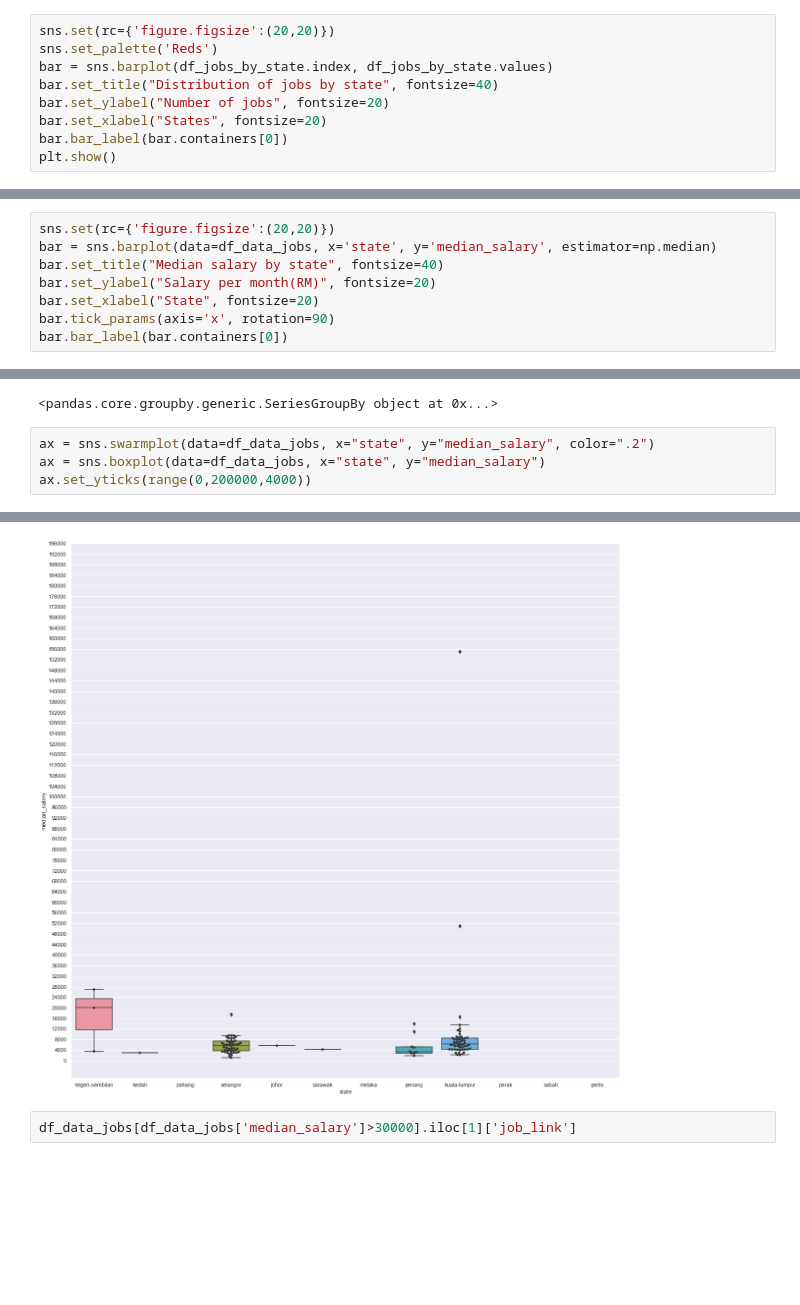
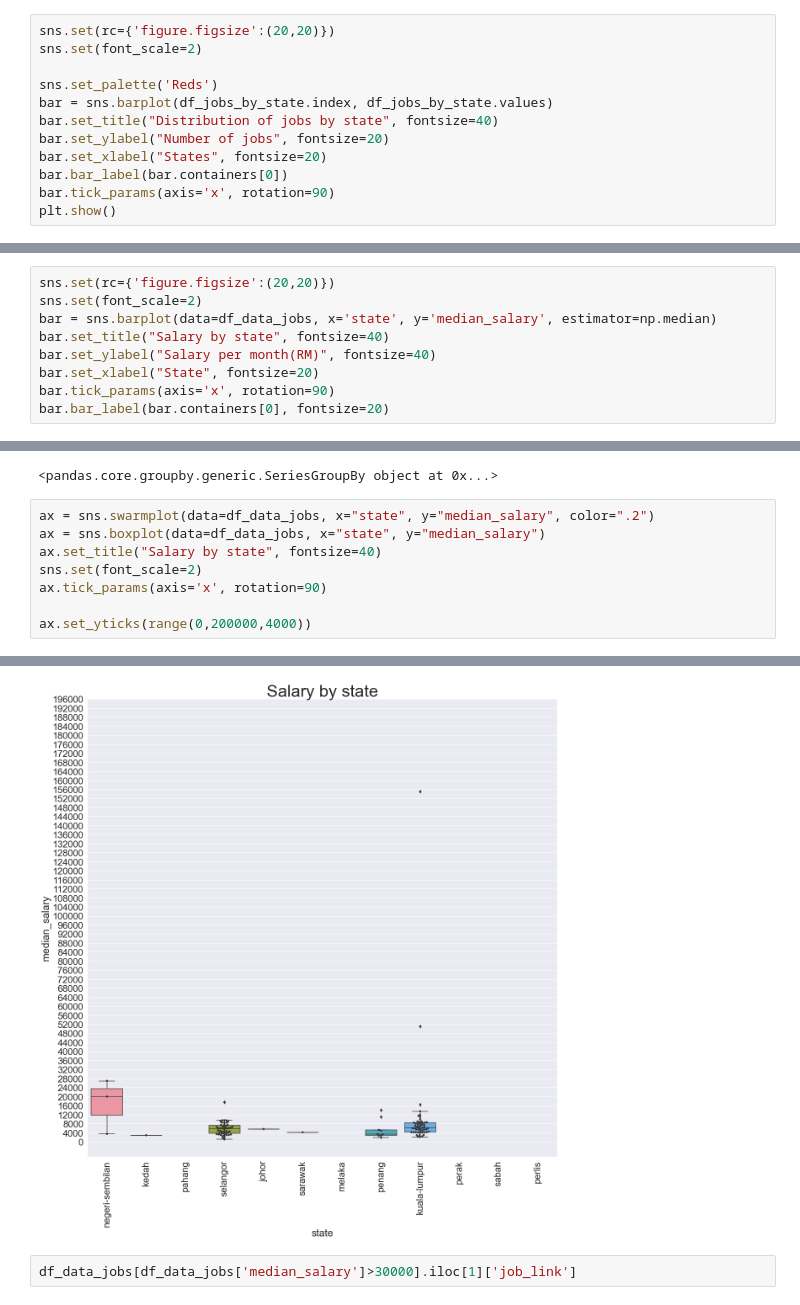
Before and after one commit to roosern-dev/Malaysia_data_jobs_analysis, a Jupyter notebook: data/cleaning.ipynb, the cells around one changed output, grey strips where cells are left out. Saved outputs shown, nothing was run; the diff lists cells and outputs as text; blank space fills up the shorter version.

```diff
--- a/data/cleaning.ipynb
+++ b/data/cleaning.ipynb
@@ -389,11 +393,14 @@ kuala-lumpur       415
 dtype: int64
 # %%
 sns.set(rc={'figure.figsize':(20,20)})
+sns.set(font_scale=2)
+
 sns.set_palette('Reds')
 bar = sns.barplot(df_jobs_by_state.index, df_jobs_by_state.values)
 bar.set_title("Distribution of jobs by state", fontsize=40)
 bar.set_ylabel("Number of jobs", fontsize=20)
 bar.set_xlabel("States", fontsize=20)
 bar.bar_label(bar.containers[0])
+bar.tick_params(axis='x', rotation=90)
 plt.show()
 # %% [output]
@@ -478,12 +509,13 @@ Name: median_salary, dtype: float64
 ### What are the median salaries by state?
 # %%
 sns.set(rc={'figure.figsize':(20,20)})
+sns.set(font_scale=2)
 bar = sns.barplot(data=df_data_jobs, x='state', y='median_salary', estimator=np.median)
-bar.set_title("Median salary by state", fontsize=40)
-bar.set_ylabel("Salary per month(RM)", fontsize=20)
+bar.set_title("Salary by state", fontsize=40)
+bar.set_ylabel("Salary per month(RM)", fontsize=40)
 bar.set_xlabel("State", fontsize=20)
 bar.tick_params(axis='x', rotation=90)
-bar.bar_label(bar.containers[0])
+bar.bar_label(bar.containers[0], fontsize=20)
 # %% [output]
 [Text(0, 0, '20000'),
  Text(0, 0, '2900'),
@@ -507,26 +539,30 @@ df_salary_by_state
 # %%
 ax = sns.swarmplot(data=df_data_jobs, x="state", y="median_salary", color=".2")
 ax = sns.boxplot(data=df_data_jobs, x="state", y="median_salary")
+ax.set_title("Salary by state", fontsize=40)
+sns.set(font_scale=2)
+ax.tick_params(axis='x', rotation=90)
+
 ax.set_yticks(range(0,200000,4000))
 # %% [output]
 [<matplotlib.axis.YTick at 0x...>,
  <matplotlib.axis.YTick at 0x...>,
  <matplotlib.axis.YTick at 0x...>,
  <matplotlib.axis.YTick at 0x...>,
  <matplotlib.axis.YTick at 0x...>,
  <matplotlib.axis.YTick at 0x...>,
  <matplotlib.axis.YTick at 0x...>,
  <matplotlib.axis.YTick at 0x...>,
  <matplotlib.axis.YTick at 0x...>,
  <matplotlib.axis.YTick at 0x...>,
  <matplotlib.axis.YTick at 0x...>,
  <matplotlib.axis.YTick at 0x...>,
 ... (34 lines left out)
  <matplotlib.axis.YTick at 0x...>,
  <matplotlib.axis.YTick at 0x...>,
  <matplotlib.axis.YTick at 0x...>,
  <matplotlib.axis.YTick at 0x...>]
-[figure, old version]
+[figure, new version]
 # %%
 df_data_jobs[df_data_jobs['median_salary']>30000].iloc[1]['job_link']
 # %% [output]
```
Also changed, not shown: parts of 64 cells of this notebook.
